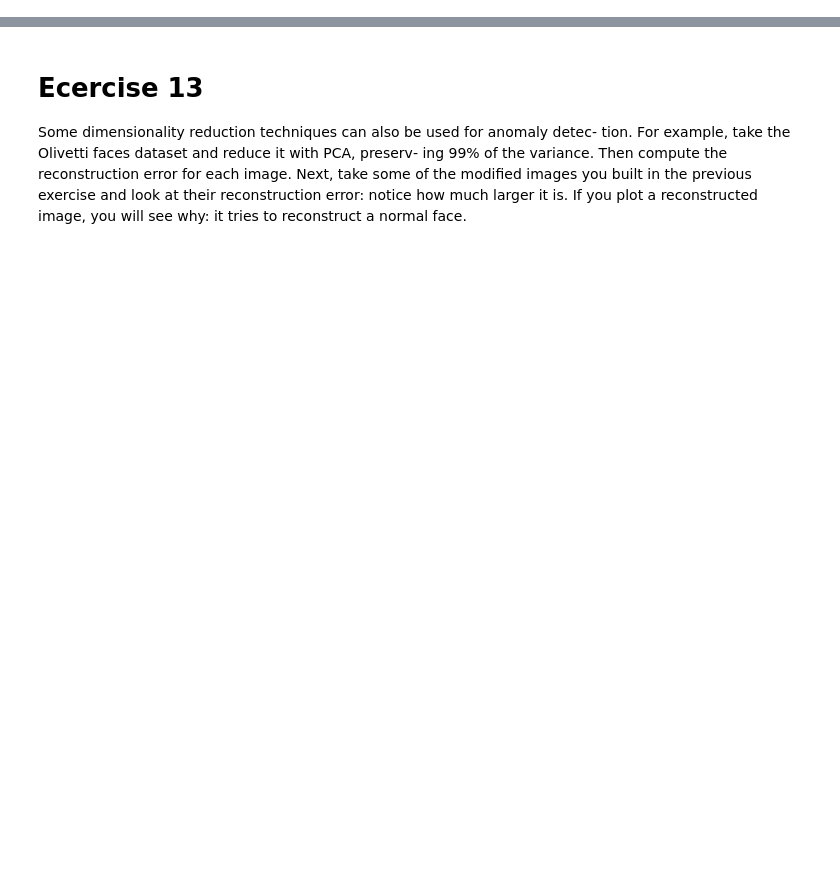
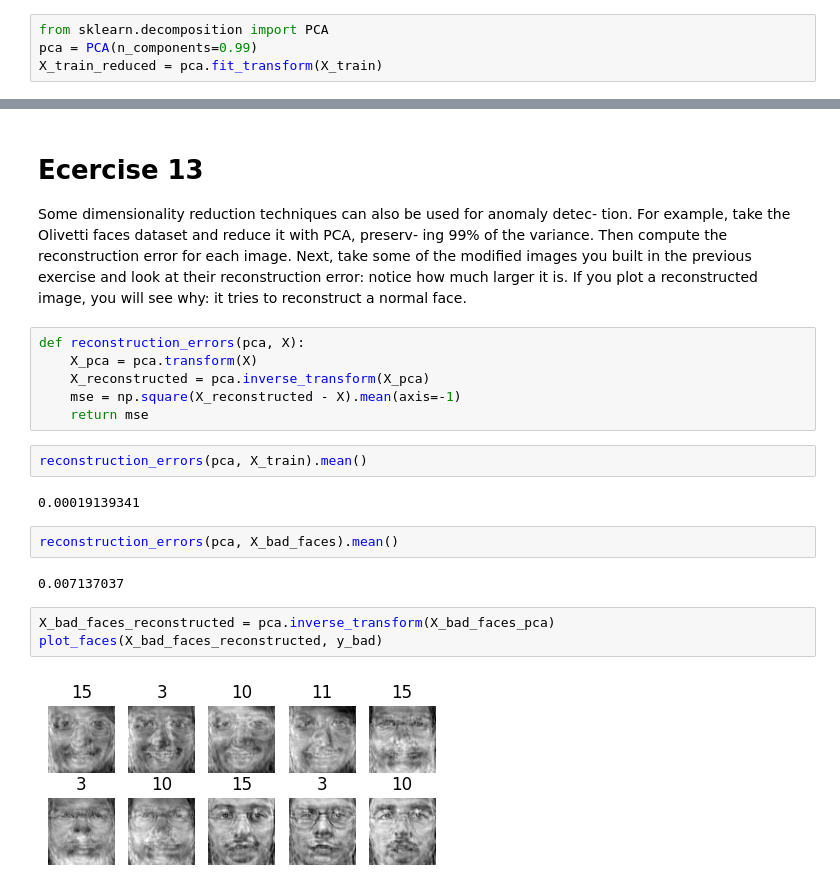
Before and after one commit to pppfkp/homl, a Jupyter notebook: ch08_unsupervised_exercises.ipynb, the cells around one changed output, grey strips where cells are left out. Saved outputs shown, nothing was run; the diff lists cells and outputs as text; blank space fills up the shorter version.

```diff
--- a/ch08_unsupervised_exercises.ipynb
+++ b/ch08_unsupervised_exercises.ipynb
@@ -223,0 +237,4 @@ anomalies).
+# %%
+from sklearn.decomposition import PCA
+pca = PCA(n_components=0.99)
+X_train_reduced = pca.fit_transform(X_train)
@@ -229,3 +315,22 @@ ing 99% of the variance. Then compute the reconstruction error for each image.
 Next, take some of the modified images you built in the previous exercise and
 look at their reconstruction error: notice how much larger it is. If you plot a
 reconstructed image, you will see why: it tries to reconstruct a normal face.
+# %%
+def reconstruction_errors(pca, X):
+    X_pca = pca.transform(X)
+    X_reconstructed = pca.inverse_transform(X_pca)
+    mse = np.square(X_reconstructed - X).mean(axis=-1)
+    return mse
+# %%
+reconstruction_errors(pca, X_train).mean()
+# %% [output]
+0.00019139341
+# %%
+reconstruction_errors(pca, X_bad_faces).mean()
+# %% [output]
+0.007137037
+# %%
+X_bad_faces_reconstructed = pca.inverse_transform(X_bad_faces_pca)
+plot_faces(X_bad_faces_reconstructed, y_bad)
+# %% [output]
+[figure, added]
```
Also changed, not shown: parts of 11 cells of this notebook, 1 other file.
